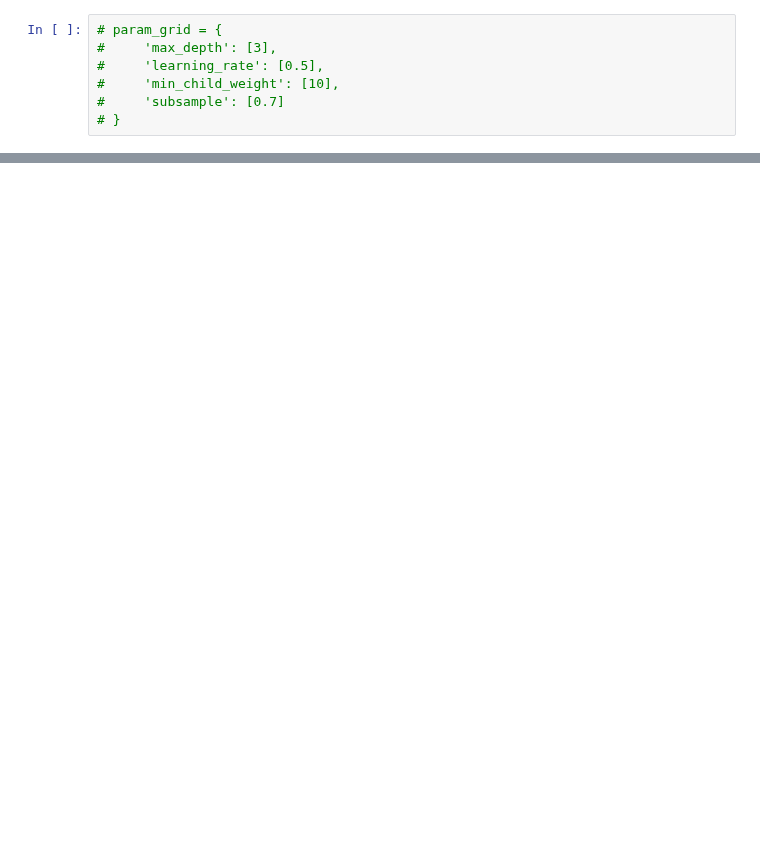
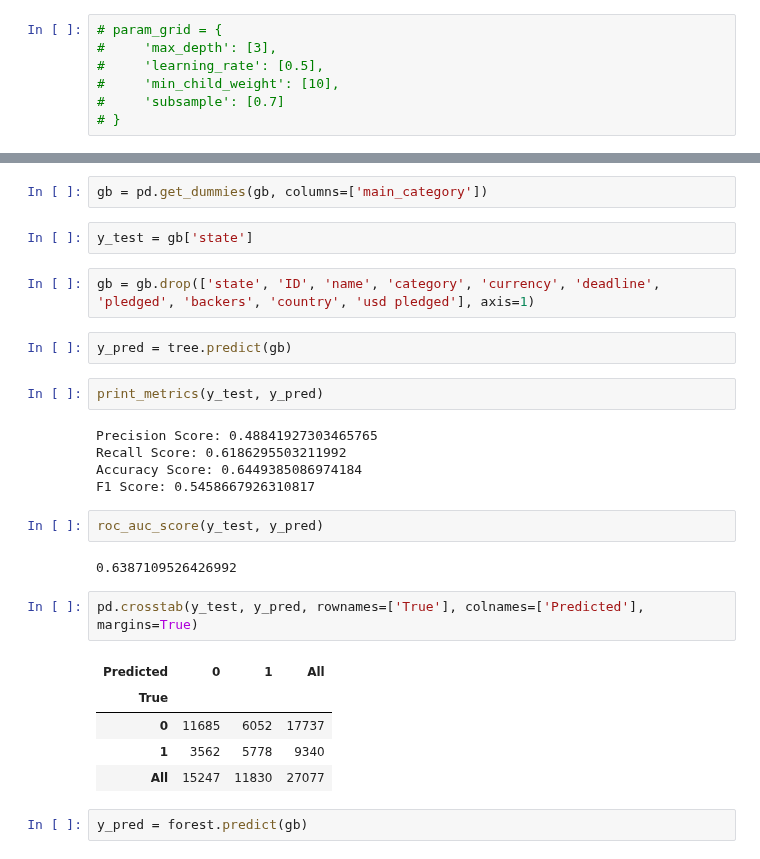
Before and after one commit to JonBebi/Kickfinisher, a Jupyter notebook: Kick_2016.ipynb, the cells around one changed output, grey strips where cells are left out. Drawn from its saved outputs; the diff is of its cells as text; blank space fills up the shorter version.

```diff
--- a/Kick_2016.ipynb
+++ b/Kick_2016.ipynb
@@ -747,0 +741,29 @@ Validation accuracy: 66.3%
+# %%
+gb = pd.get_dummies(gb, columns=['main_category'])
+# %%
+y_test = gb['state']
+# %%
+gb = gb.drop(['state', 'ID', 'name', 'category', 'currency', 'deadline', 'pledged', 'backers', 'country', 'usd pledged'], axis=1)
+# %%
+y_pred = tree.predict(gb)
+# %%
+print_metrics(y_test, y_pred)
+# %% [output]
+Precision Score: 0.48841927303465765
+Recall Score: 0.6186295503211992
+Accuracy Score: 0.6449385086974184
+F1 Score: 0.5458667926310817
+# %%
+roc_auc_score(y_test, y_pred)
+# %% [output]
+0.6387109526426992
+# %%
+pd.crosstab(y_test, y_pred, rownames=['True'], colnames=['Predicted'], margins=True)
+# %% [output]
+| Predicted | 0 | 1 | All |
+| True |  |  |  |
+| 0 | 11685 | 6052 | 17737 |
+| 1 | 3562 | 5778 | 9340 |
+| All | 15247 | 11830 | 27077 |
+# %%
+y_pred = forest.predict(gb)
```
Also changed, not shown: parts of 30 cells of this notebook.
